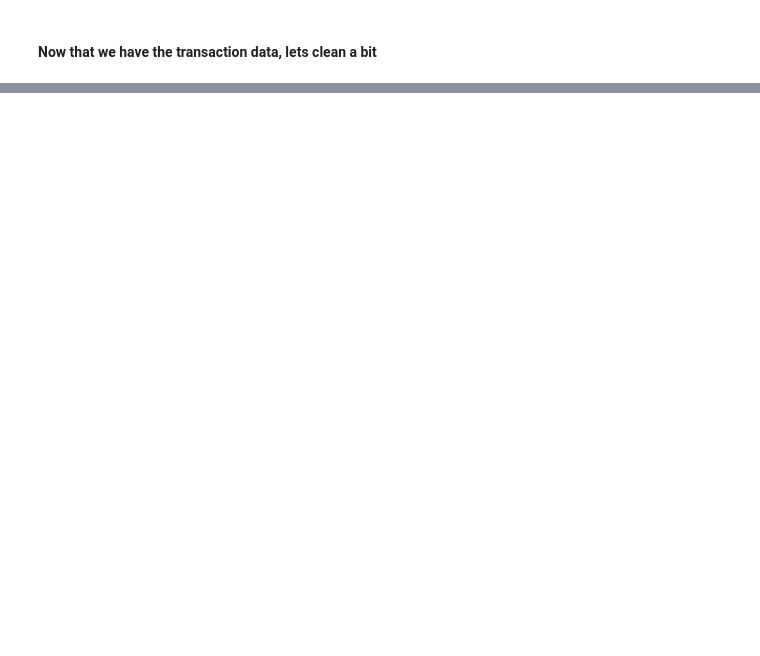
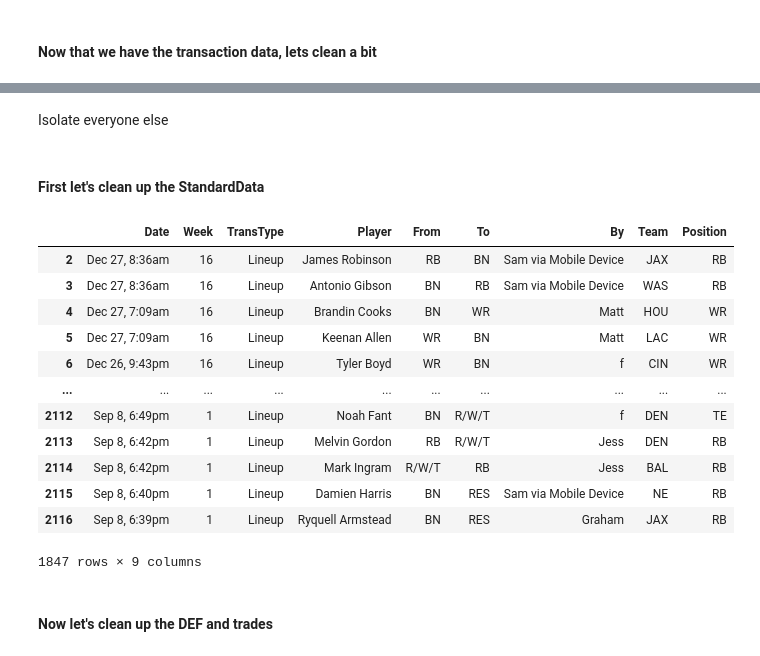
Before and after one commit to FFxML/CanadaBalls, a Jupyter notebook: TransactionSoup.ipynb, the cells around one changed output, grey strips where cells are left out. Saved outputs shown, nothing was run; the diff lists cells and outputs as text; code cells hidden in the pictures; blank space fills up the shorter version.

```diff
--- a/TransactionSoup.ipynb
+++ b/TransactionSoup.ipynb
@@ -85,0 +135,7 @@ tables
+# %% [markdown]
+Isolate everyone else
+# %%
+Normal = pd.DataFrame(tables[~((tables['TransType'] == 'Trade') | (tables.Player.str.contains('DEF')))], copy = True)
+Normal;
+# %% [markdown]
+#### First let's clean up the StandardData
@@ -85,0 +148,19 @@ tables
+# %%
+Normal = table_cleaner(Normal)
+Normal
+# %% [output]
+|  | Date | Week | TransType | Player | From | To | By | Team | Position |
+| 2 | Dec 27, 8:36am | 16 | Lineup | James Robinson | RB | BN | Sam via Mobile Device | JAX | RB |
+| 3 | Dec 27, 8:36am | 16 | Lineup | Antonio Gibson | BN | RB | Sam via Mobile Device | WAS | RB |
+| 4 | Dec 27, 7:09am | 16 | Lineup | Brandin Cooks | BN | WR | Matt | HOU | WR |
+| 5 | Dec 27, 7:09am | 16 | Lineup | Keenan Allen | WR | BN | Matt | LAC | WR |
+| 6 | Dec 26, 9:43pm | 16 | Lineup | Tyler Boyd | WR | BN | f | CIN | WR |
+| ... | ... | ... | ... | ... | ... | ... | ... | ... | ... |
+| 2112 | Sep 8, 6:49pm | 1 | Lineup | Noah Fant | BN | R/W/T | f | DEN | TE |
+| 2113 | Sep 8, 6:42pm | 1 | Lineup | Melvin Gordon | RB | R/W/T | Jess | DEN | RB |
+| 2114 | Sep 8, 6:42pm | 1 | Lineup | Mark Ingram | R/W/T | RB | Jess | BAL | RB |
+| 2115 | Sep 8, 6:40pm | 1 | Lineup | Damien Harris | BN | RES | Sam via Mobile Device | NE | RB |
+| 2116 | Sep 8, 6:39pm | 1 | Lineup | Ryquell Armstead | BN | RES | Graham | JAX | RB |
+1847 rows × 9 columns
+# %% [markdown]
+#### Now let's clean up the DEF and trades
```
Also changed, not shown: parts of 30 cells of this notebook, 1 other file.
